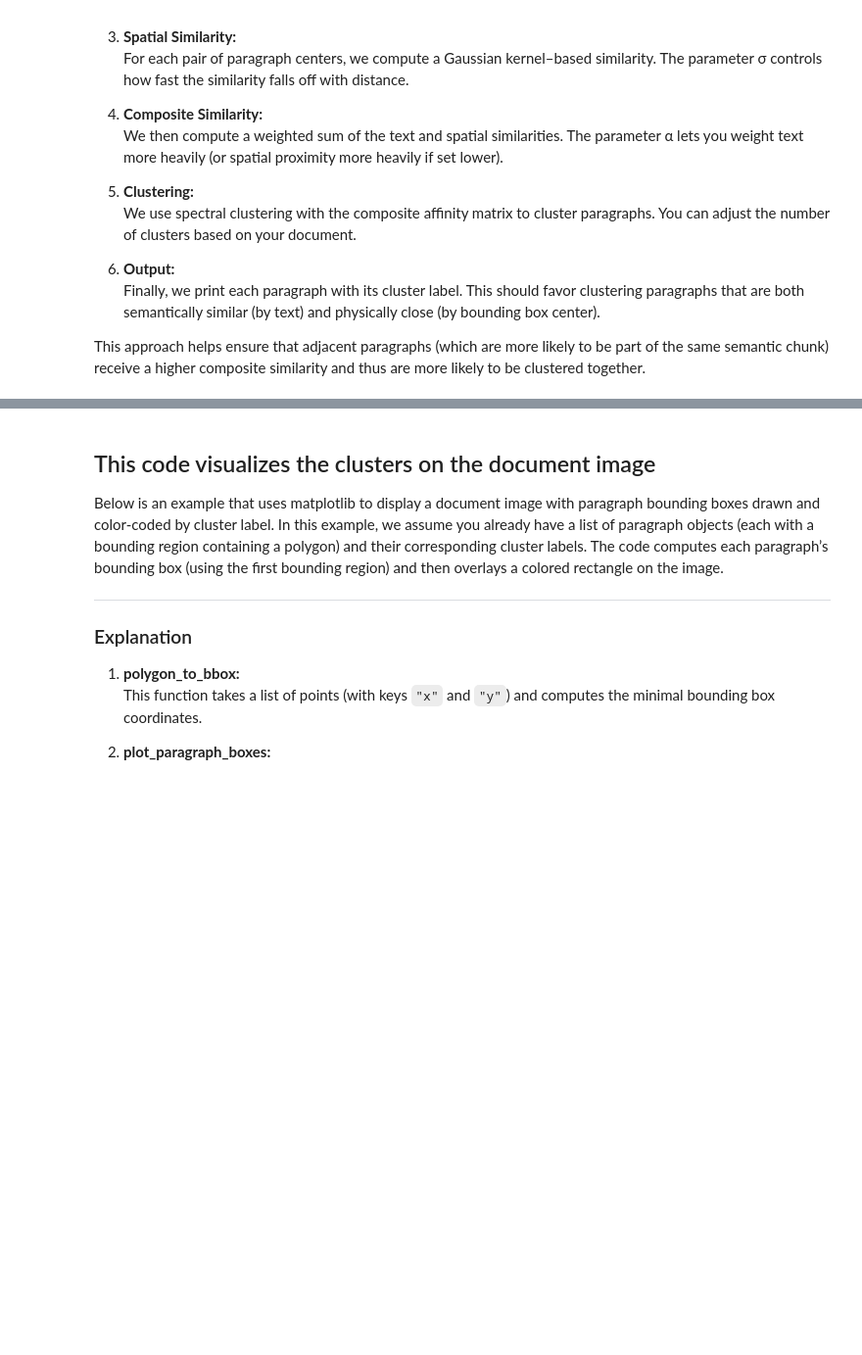
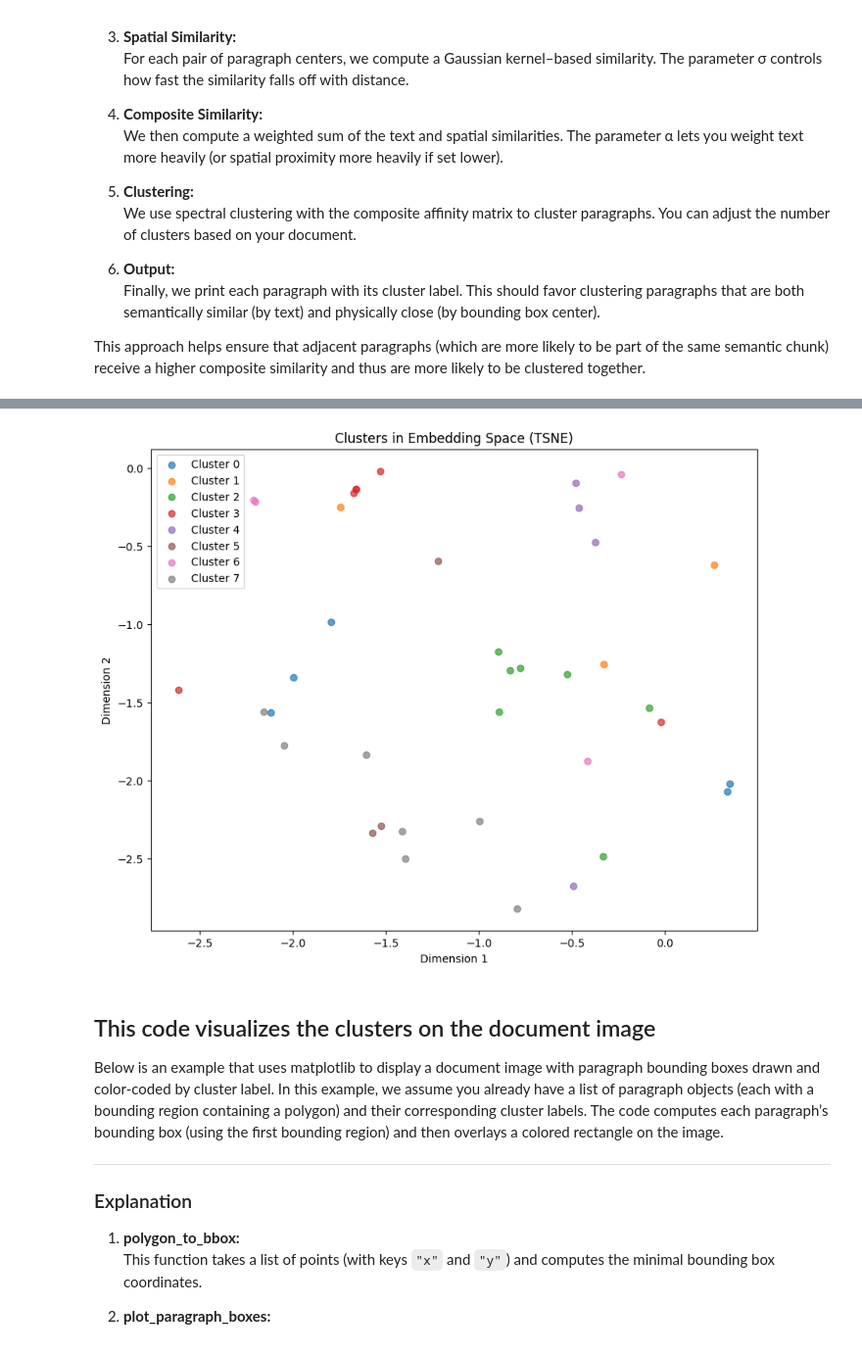
Before and after one commit to crcresearch/FUNSD, a Jupyter notebook: nbs/ocr_layout_extract.ipynb, the cells around one changed output, grey strips where cells are left out. Shown at 98% size. Drawn from its saved outputs; the diff is of its cells as text; code cells hidden in the pictures; blank space fills up the shorter version.

```diff
--- a/nbs/ocr_layout_extract.ipynb
+++ b/nbs/ocr_layout_extract.ipynb
@@ -1078,7 +1078,7 @@ else:
     text_sim, embeddings = compute_text_similarity(texts, model)
 
     # Compute spatial similarity matrix (sigma is a tuning parameter)
-    spatial_sim = compute_spatial_similarity(centers, sigma=50.0)
+    spatial_sim = compute_spatial_similarity(centers, sigma=100.0)
 
     # Combine similarities: alpha controls weighting (0 <= alpha <= 1)
     alpha = 0.3  # Higher weight for text similarity
@@ -1142,3 +1162,57 @@ To disable this warning, you can either:
+# %%
+import numpy as np
+import matplotlib.pyplot as plt
+from sklearn.manifold import TSNE
+from sklearn.decomposition import PCA
+
+def visualize_clusters(embeddings, labels, method="tsne"):
+    """
+    Visualize clusters in embedding space by reducing dimensionality to 2D.
+
+    Parameters:
+      embeddings (ndarray): shape (N, d) containing the embedding vectors.
+      labels (array-like): length N, containing cluster labels for each embedding.
+      method (str): either 'tsne' or 'pca' for dimensionality reduction.
+    """
+
+    # Choose reduction method
+    if method.lower() == "tsne":
+        reducer = TSNE(n_components=2, random_state=42)
+    else:
+        reducer = PCA(n_components=2, random_state=42)
+
+    # Fit and transform the embeddings to 2D
+    reduced = reducer.fit_transform(embeddings)
+
+    # Plot with matplotlib
+    plt.figure(figsize=(10, 8))
+    unique_labels = np.unique(labels)
+    for lbl in unique_labels:
+        idx = (labels == lbl)
+        plt.scatter(
+            reduced[idx, 0],
+            reduced[idx, 1],
+            label=f"Cluster {lbl}",
+            alpha=0.7
+        )
+
+    plt.title(f"Clusters in Embedding Space ({method.upper()})")
+    plt.legend()
+    plt.xlabel("Dimension 1")
+    plt.ylabel("Dimension 2")
+    plt.show()
+
+# Example usage:
+
+# Suppose you have embeddings of shape (N, d)
+# and an array of labels for each embedding.
+# For example (replace with your real data):
+# embeddings = np.random.rand(100, 768)  # e.g. 100 vectors of dimension 768
+labels = np.array([info["label"] for info in cluster_labels.values()])
+
+visualize_clusters(embeddings, labels[:-2], method="tsne")
+# %% [output]
+[figure, added]
 # %% [markdown]
 ## This code visualizes the clusters on the document image
 
```
Also changed, not shown: parts of 10 cells of this notebook.
